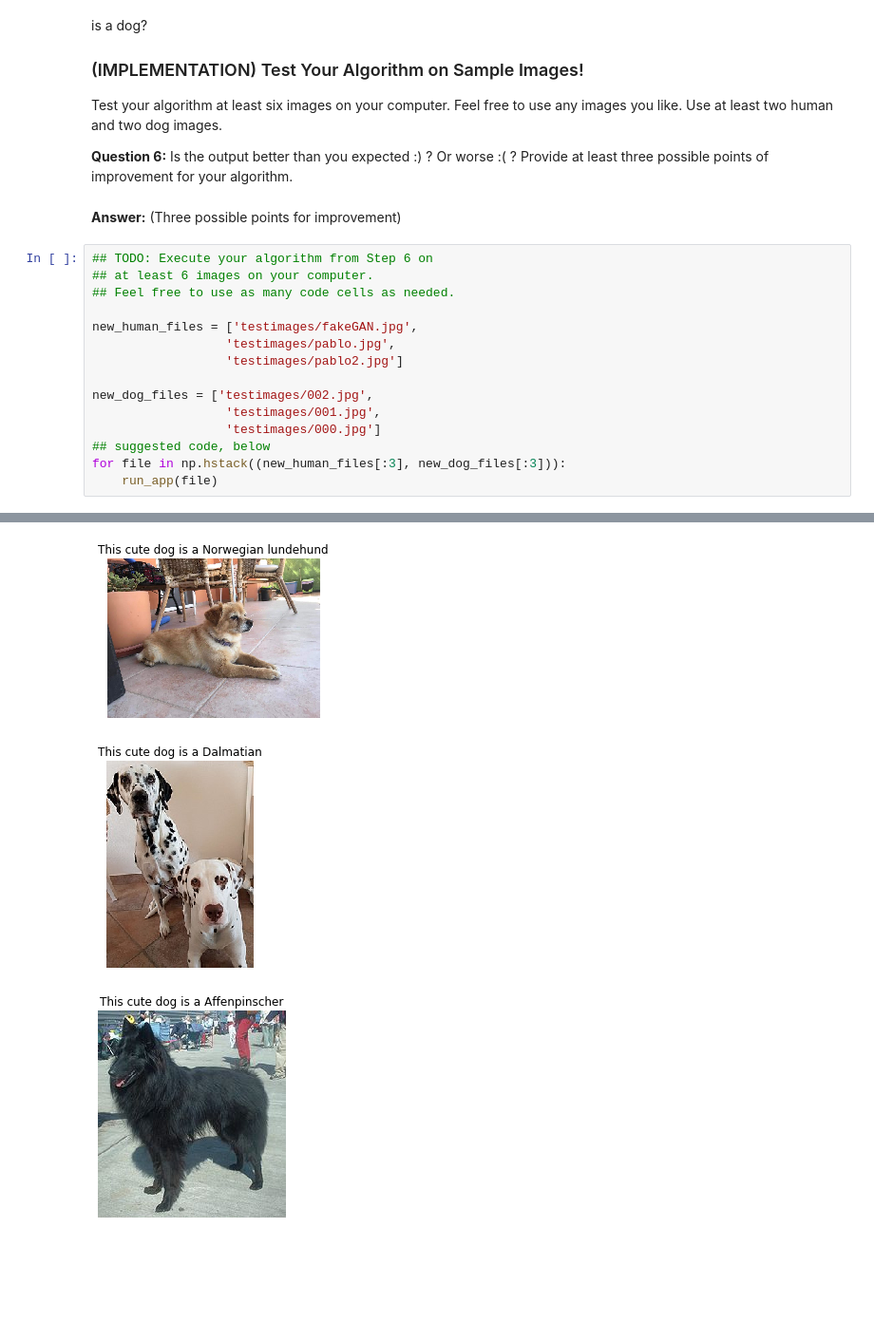
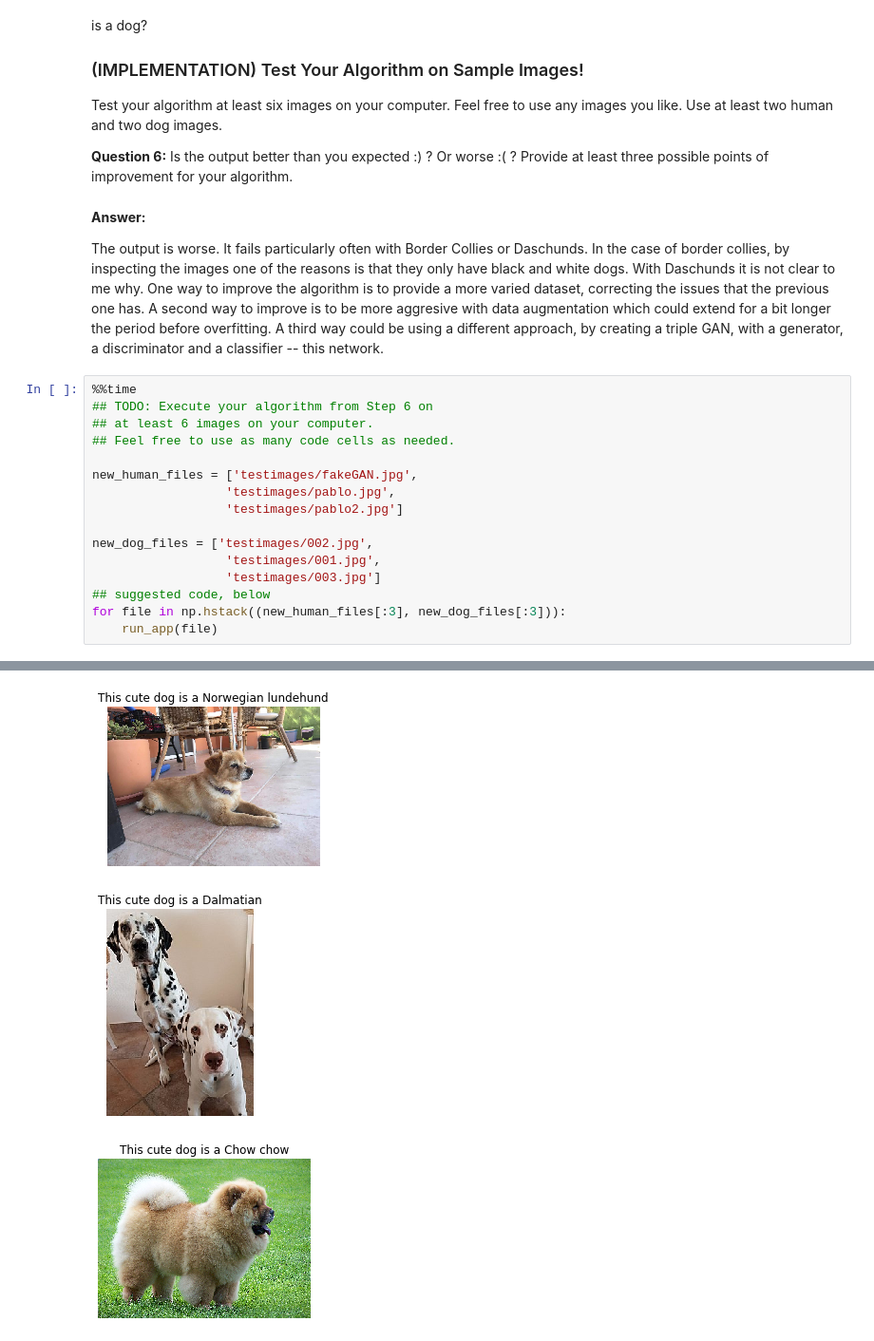
Before and after one commit to p-serna/Dogbreed-classifier, a Jupyter notebook: dog_app.ipynb, the cells around one changed output, grey strips where cells are left out. Shown at 95% size. Cells and saved outputs as stored; diff of their text form; blank space fills up the shorter version.

Commit message:
Added answers to questions and small updates
I have answers questions for the review, and I have checked performance time
of the algorithm and its characteristics (architecture, weight, etc)

```diff
--- a/dog_app.ipynb
+++ b/dog_app.ipynb
@@ -1408,9 +1419,12 @@ In this section, you will take your new algorithm for a spin!  What kind of dog
 Test your algorithm at least six images on your computer.  Feel free to use any images you like.  Use at least two human and two dog images.
 
 __Question 6:__ Is the output better than you expected :) ?  Or worse :( ?  Provide at least three possible points of improvement for your algorithm.
-# %% [markdown]
-__Answer:__ (Three possible points for improvement)
+# %% [markdown]
+__Answer:__
+
+The output is worse. It fails particularly often with Border Collies or Daschunds. In the case of border collies, by inspecting the images one of the reasons is that they only have black and white dogs. With Daschunds it is not clear to me why. One way to improve the algorithm is to provide a more varied dataset, correcting the issues that the previous one has. A second way to improve is to be more aggresive with data augmentation which could extend for a bit longer the period before overfitting. A third way could be using a different approach, by creating a triple GAN, with a generator, a discriminator and a classifier -- this network.
 # %%
+%%time
 ## TODO: Execute your algorithm from Step 6 on
 ## at least 6 images on your computer.
 ## Feel free to use as many code cells as needed.
@@ -1421,7 +1435,7 @@ new_human_files = ['testimages/fakeGAN.jpg',
 
 new_dog_files = ['testimages/002.jpg',
                   'testimages/001.jpg',
-                  'testimages/000.jpg']
+                  'testimages/003.jpg']
 ## suggested code, below
 for file in np.hstack((new_human_files[:3], new_dog_files[:3])):
     run_app(file)
@@ -1429,6 +1445,6 @@ for file in np.hstack((new_human_files[:3], new_dog_files[:3])):
 [figure]
 [figure]
 [figure]
 [figure]
 [figure]
-[figure, old version]
+[figure, new version]
```
Also changed, not shown: parts of 13 cells of this notebook.
